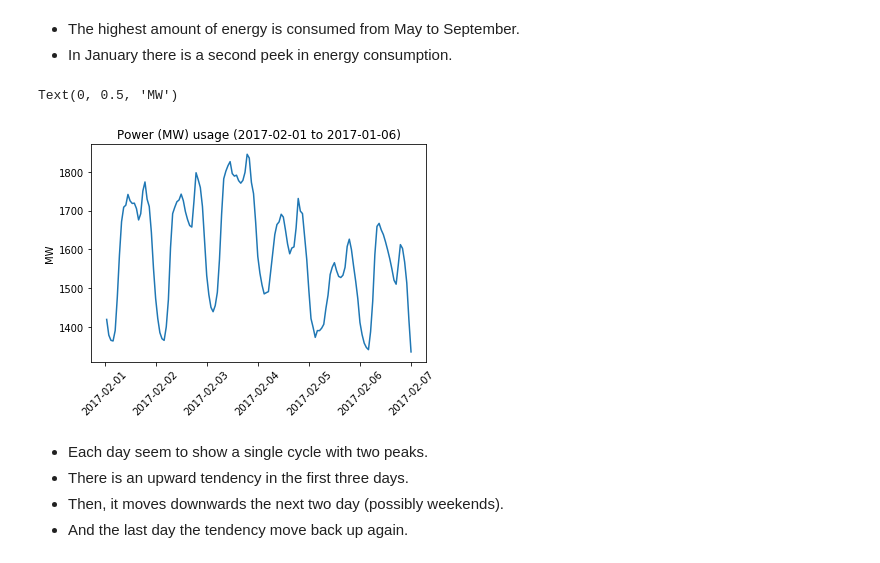
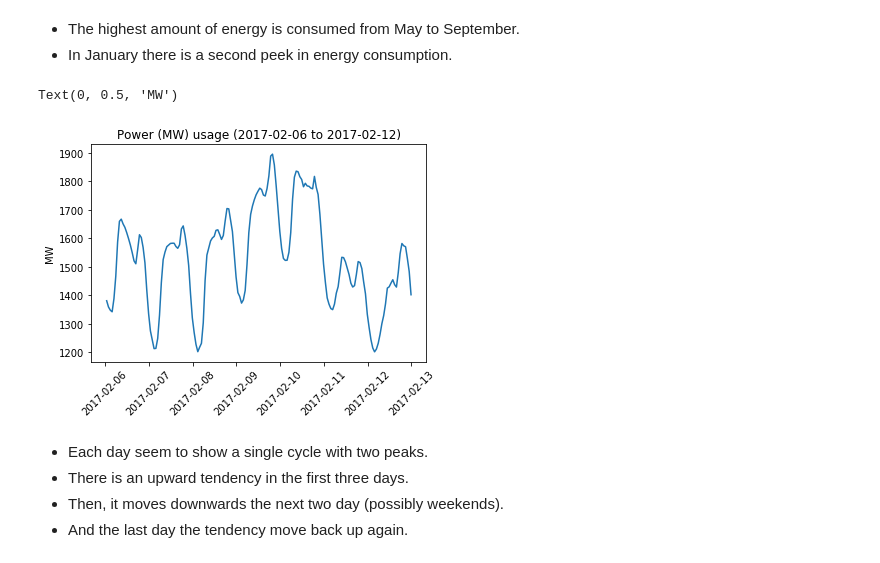
Before and after one commit to dvallea/Data_challenges, a Jupyter notebook: Milestone_1.ipynb, the cells around one changed output. Saved outputs shown, nothing was run; the diff lists cells and outputs as text; code cells hidden in the pictures.

```diff
--- a/Milestone_1.ipynb
+++ b/Milestone_1.ipynb
@@ -80,13 +85,13 @@ Text(0, 0.5, 'MW')
 - In January there is a second peek in energy consumption.
 # %%
 # Plot training energy data (one week only)
-plt.plot(training[:'2017-02-06'].index, training.MW[:'2017-02-06'])
+plt.plot(training['2017-02-06':'2017-02-12'].index, training.MW['2017-02-06':'2017-02-12'])
 plt.xticks(rotation = 45)
-plt.title('Power (MW) usage (2017-02-01 to 2017-01-06)')
+plt.title('Power (MW) usage (2017-02-06 to 2017-02-12)')
 plt.ylabel('MW')
 # %% [output]
 Text(0, 0.5, 'MW')
-[figure, old version]
+[figure, new version]
 # %% [markdown]
 - Each day seem to show a single cycle with two peaks.
 - There is an upward tendency in the first three days.
```
Also changed, not shown: parts of 31 cells of this notebook.
